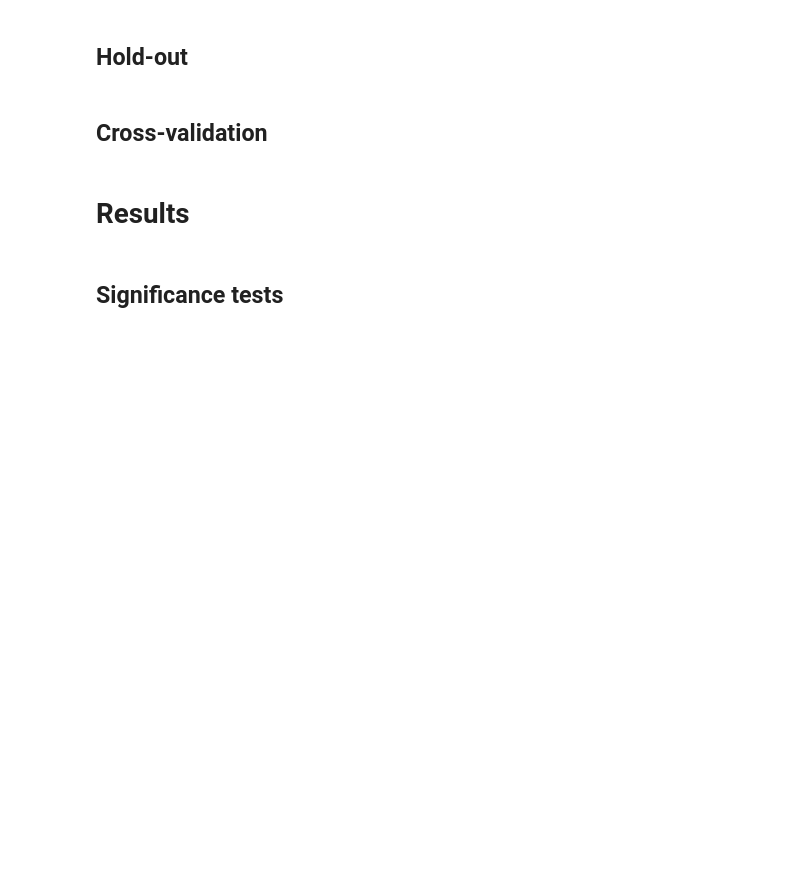
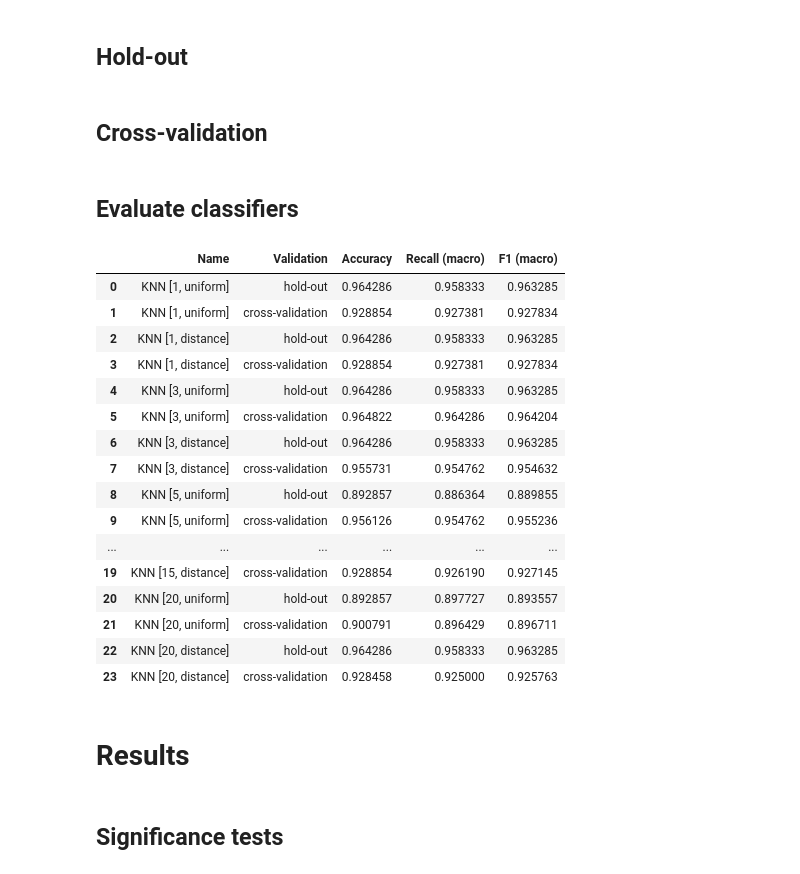
Before and after one commit to hoverslam/ml-projects, a Jupyter notebook: iris/iris.ipynb, the cells around one changed output. Drawn from its saved outputs; the diff is of its cells as text; code cells hidden in the pictures; blank space fills up the shorter version.

Commit message:
loop over classifiers

```diff
--- a/iris/iris.ipynb
+++ b/iris/iris.ipynb
@@ -176,10 +176,6 @@ knn_classifiers = {
 # [TODO] plot confusion matrix:
 # plt.figure(figsize = (10,7))
 # sns.heatmap(conf_matrix, annot=True)
-# %%
-# [TODO] loop over all classifers with hold-out and cross-validation, then return all results
-def evaluate_classifiers():
-    return 0
 # %% [markdown]
 ## Hold-out
 # %%
@@ -189,12 +185,10 @@ def holdout(clf, X_train, y_train):
     model = clf.fit(X_train, y_train)
 
     accuracy = accuracy_score(y_val, model.predict(X_val))
-    cross_entropy = log_loss(y_val, model.predict_proba(X_val))
     recall = recall_score(y_val, model.predict(X_val), average="macro")
     f1 = f1_score(y_val, model.predict(X_val), average="macro")
-    performance = [accuracy, cross_entropy, recall, f1]
 
-    return([model, performance])
+    return([accuracy, recall, f1, model])
 # %% [markdown]
 ## Cross-validation
 # %%
@@ -202,13 +196,45 @@ def cross_validation(clf, X_train, y_train):
     model = clf.fit(X_train, y_train)
 
     accuracy = cross_val_score(model, X=X_train, y=y_train, scoring="accuracy")
-    cross_entropy = -cross_val_score(model, X=X_train, y=y_train, scoring="neg_log_loss")
     recall = cross_val_score(model, X=X_train, y=y_train, scoring="recall_macro")
     f1 = cross_val_score(model, X=X_train, y=y_train, scoring="f1_macro")
-    performance = [np.mean(accuracy), np.mean(cross_entropy), np.mean(recall), np.mean(f1)]
 
-
-    return([model, performance])
+    return([np.mean(accuracy), np.mean(recall), np.mean(f1), model])
+# %% [markdown]
+## Evaluate classifiers
+# %%
+def evaluate_classifiers(clf_dict, X_train, y_train):
+    results = list()
+    for i, (key, clf) in enumerate(clf_dict.items()):
+        accuracy, recall, f1, model = holdout(clf, X_train, y_train)
+        results.append([key, "hold-out", accuracy, recall, f1, model])
+        accuracy, recall, f1, model = cross_validation(clf, X_train, y_train)
+        results.append([key, "cross-validation", accuracy, recall, f1, model])
+
+    return(results)
+
+results = evaluate_classifiers(knn_classifiers, X_train_scaled, y_train_encoded)
+results_df = pd.DataFrame(results, columns =['Name', 'Validation', "Accuracy", "Recall (macro)", "F1 (macro)", "Model"])
+results_df.drop("Model", axis=1, inplace=True)
+results_df
+# %% [output]
+|  | Name | Validation | Accuracy | Recall (macro) | F1 (macro) |
+| 0 | KNN [1, uniform] | hold-out | 0.964286 | 0.958333 | 0.963285 |
+| 1 | KNN [1, uniform] | cross-validation | 0.928854 | 0.927381 | 0.927834 |
+| 2 | KNN [1, distance] | hold-out | 0.964286 | 0.958333 | 0.963285 |
+| 3 | KNN [1, distance] | cross-validation | 0.928854 | 0.927381 | 0.927834 |
+| 4 | KNN [3, uniform] | hold-out | 0.964286 | 0.958333 | 0.963285 |
+| 5 | KNN [3, uniform] | cross-validation | 0.964822 | 0.964286 | 0.964204 |
+| 6 | KNN [3, distance] | hold-out | 0.964286 | 0.958333 | 0.963285 |
+| 7 | KNN [3, distance] | cross-validation | 0.955731 | 0.954762 | 0.954632 |
+| 8 | KNN [5, uniform] | hold-out | 0.892857 | 0.886364 | 0.889855 |
+| 9 | KNN [5, uniform] | cross-validation | 0.956126 | 0.954762 | 0.955236 |
+| ... | ... | ... | ... | ... | ... |
+| 19 | KNN [15, distance] | cross-validation | 0.928854 | 0.926190 | 0.927145 |
+| 20 | KNN [20, uniform] | hold-out | 0.892857 | 0.897727 | 0.893557 |
+| 21 | KNN [20, uniform] | cross-validation | 0.900791 | 0.896429 | 0.896711 |
+| 22 | KNN [20, distance] | hold-out | 0.964286 | 0.958333 | 0.963285 |
+| 23 | KNN [20, distance] | cross-validation | 0.928458 | 0.925000 | 0.925763 |
 # %% [markdown]
 # Results
 # %% [markdown]
```
